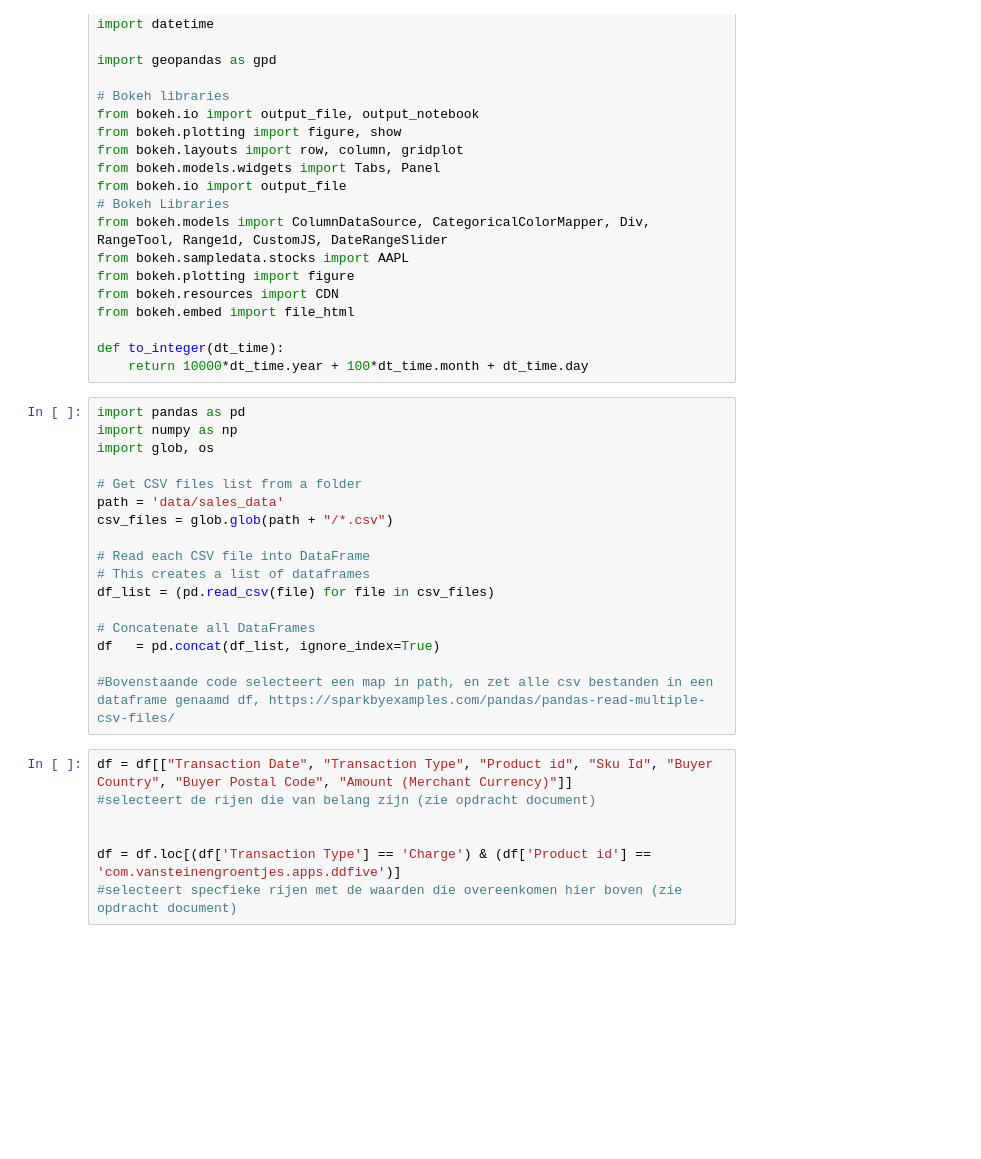
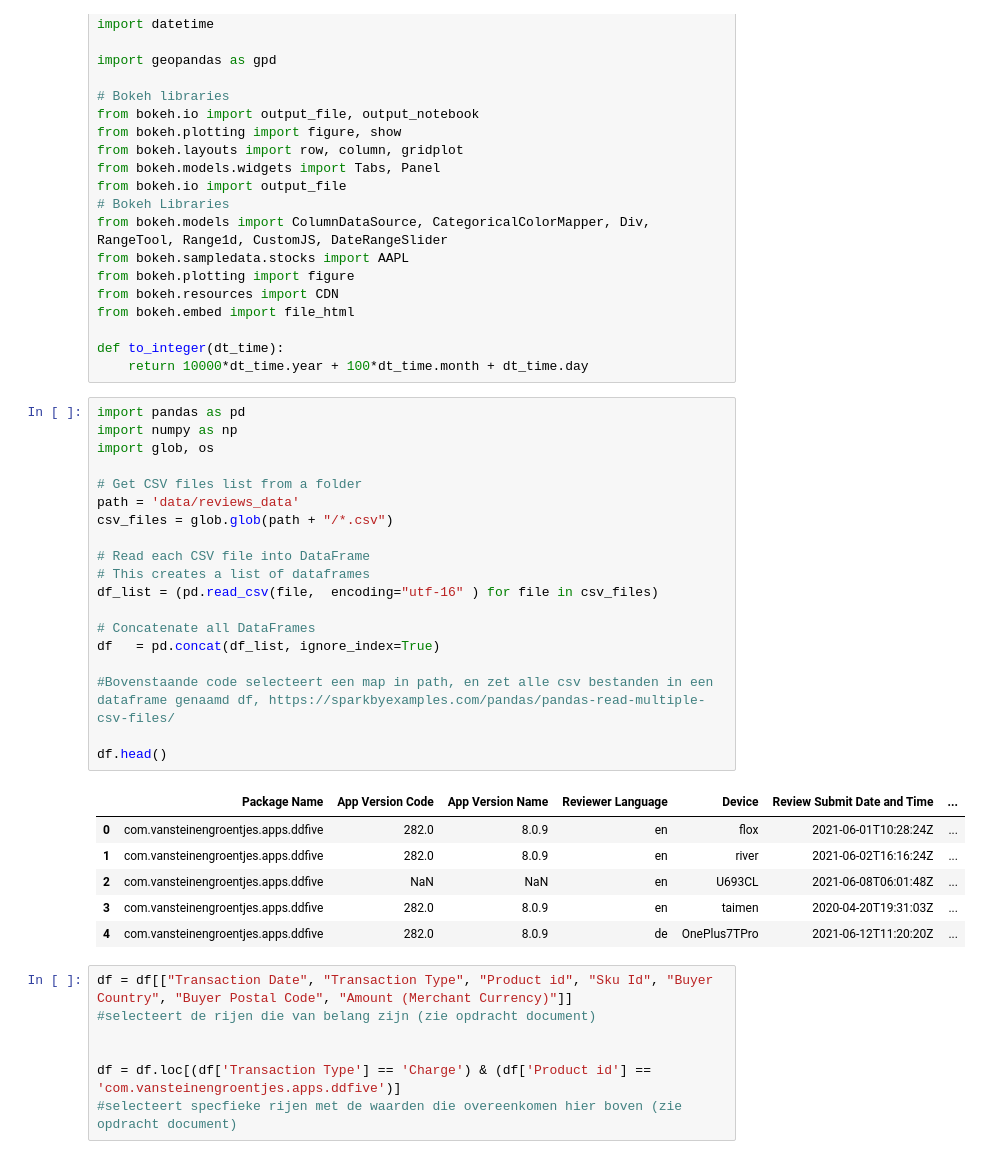
Before and after one commit to kasbekker/ds23-assignment1, a Jupyter notebook: eidt_data_sales_country_sales_ratings.ipynb, the cells around one changed output. Saved outputs shown, nothing was run; the diff lists cells and outputs as text; blank space fills up the shorter version.

```diff
--- a/eidt_data_sales_country_sales_ratings.ipynb
+++ b/eidt_data_sales_country_sales_ratings.ipynb
@@ -33,20 +33,29 @@ def to_integer(dt_time):
 # %%
 import pandas as pd
 import numpy as np
 import glob, os
 
 # Get CSV files list from a folder
-path = 'data/sales_data'
+path = 'data/reviews_data'
 csv_files = glob.glob(path + "/*.csv")
 
 # Read each CSV file into DataFrame
 # This creates a list of dataframes
-df_list = (pd.read_csv(file) for file in csv_files)
+df_list = (pd.read_csv(file,  encoding="utf-16" ) for file in csv_files)
 
 # Concatenate all DataFrames
 df   = pd.concat(df_list, ignore_index=True)
 
 #Bovenstaande code selecteert een map in path, en zet alle csv bestanden in een dataframe genaamd df, https://sparkbyexamples.com/pandas/pandas-read-multiple-csv-files/
+
+df.head()
+# %% [output]
+|  | Package Name | App Version Code | App Version Name | Reviewer Language | Device | Review Submit Date and Time | ... |
+| 0 | com.vansteinengroentjes.apps.ddfive | 282.0 | 8.0.9 | en | flox | 2021-06-01T10:28:24Z | ... |
+| 1 | com.vansteinengroentjes.apps.ddfive | 282.0 | 8.0.9 | en | river | 2021-06-02T16:16:24Z | ... |
+| 2 | com.vansteinengroentjes.apps.ddfive | NaN | NaN | en | U693CL | 2021-06-08T06:01:48Z | ... |
+| 3 | com.vansteinengroentjes.apps.ddfive | 282.0 | 8.0.9 | en | taimen | 2020-04-20T19:31:03Z | ... |
+| 4 | com.vansteinengroentjes.apps.ddfive | 282.0 | 8.0.9 | de | OnePlus7TPro | 2021-06-12T11:20:20Z | ... |
 # %%
 df = df[["Transaction Date", "Transaction Type", "Product id", "Sku Id", "Buyer Country", "Buyer Postal Code", "Amount (Merchant Currency)"]]
 #selecteert de rijen die van belang zijn (zie opdracht document)
```
Also changed, not shown: 7 other files.
